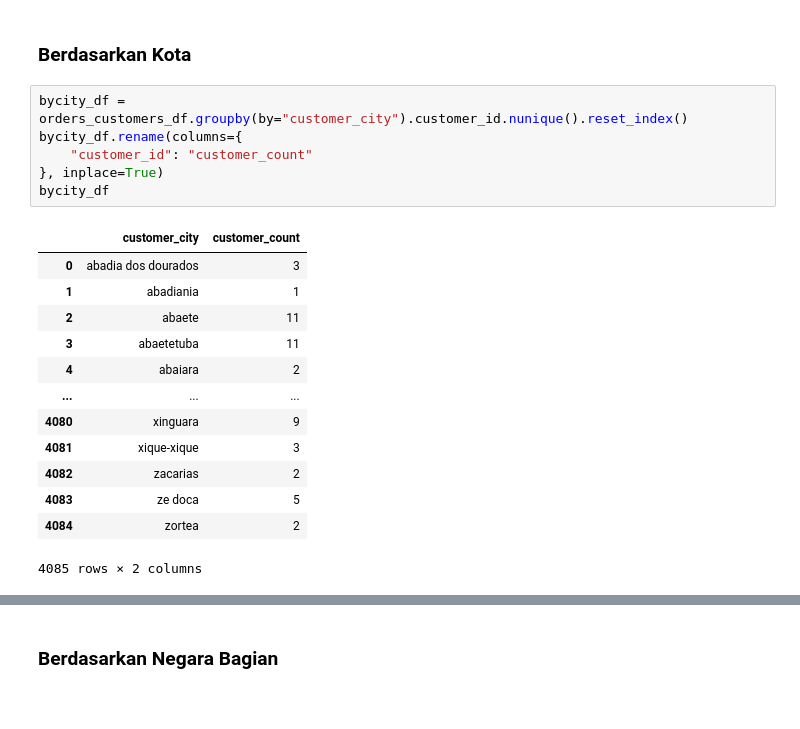
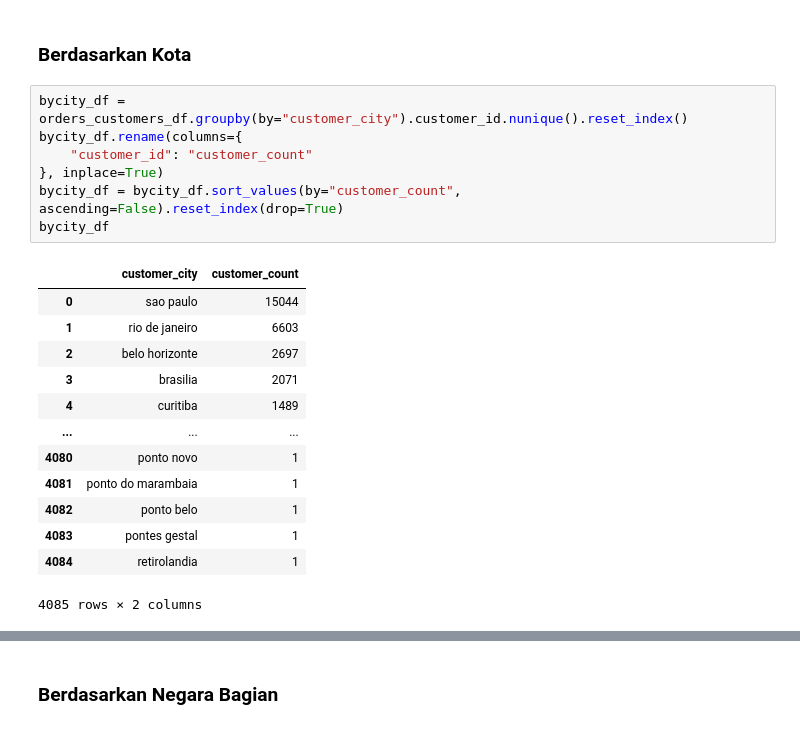
Before and after one commit to asysyamsd/proyek-analisis-data, a Jupyter notebook: Proyek Analisis Data.ipynb, the cells around one changed output, grey strips where cells are left out. Saved outputs shown, nothing was run; the diff lists cells and outputs as text.

```diff
--- a/Proyek Analisis Data.ipynb
+++ b/Proyek Analisis Data.ipynb
@@ -1398,20 +1585,21 @@ Passing `palette` without assigning `hue` is deprecated and will be removed in v
 # %%
 bycity_df = orders_customers_df.groupby(by="customer_city").customer_id.nunique().reset_index()
 bycity_df.rename(columns={
     "customer_id": "customer_count"
 }, inplace=True)
+bycity_df = bycity_df.sort_values(by="customer_count", ascending=False).reset_index(drop=True)
 bycity_df
 # %% [output]
 |  | customer_city | customer_count |
-| 0 | abadia dos dourados | 3 |
-| 1 | abadiania | 1 |
-| 2 | abaete | 11 |
-| 3 | abaetetuba | 11 |
-| 4 | abaiara | 2 |
+| 0 | sao paulo | 15044 |
+| 1 | rio de janeiro | 6603 |
+| 2 | belo horizonte | 2697 |
+| 3 | brasilia | 2071 |
+| 4 | curitiba | 1489 |
 | ... | ... | ... |
-| 4080 | xinguara | 9 |
-| 4081 | xique-xique | 3 |
-| 4082 | zacarias | 2 |
-| 4083 | ze doca | 5 |
-| 4084 | zortea | 2 |
+| 4080 | ponto novo | 1 |
+| 4081 | ponto do marambaia | 1 |
+| 4082 | ponto belo | 1 |
+| 4083 | pontes gestal | 1 |
+| 4084 | retirolandia | 1 |
 4085 rows × 2 columns
```
Also changed, not shown: parts of 52 cells of this notebook, 1 other file.
